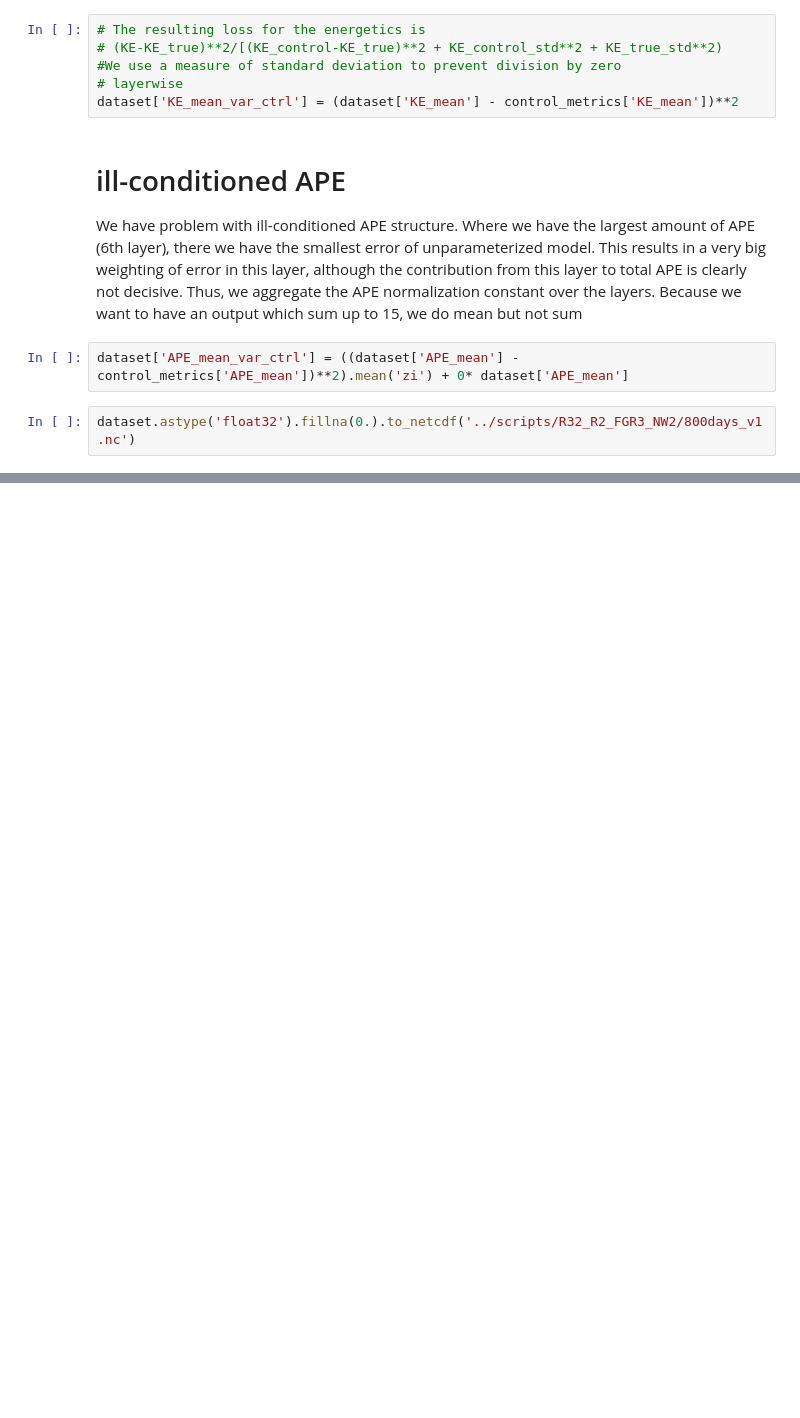
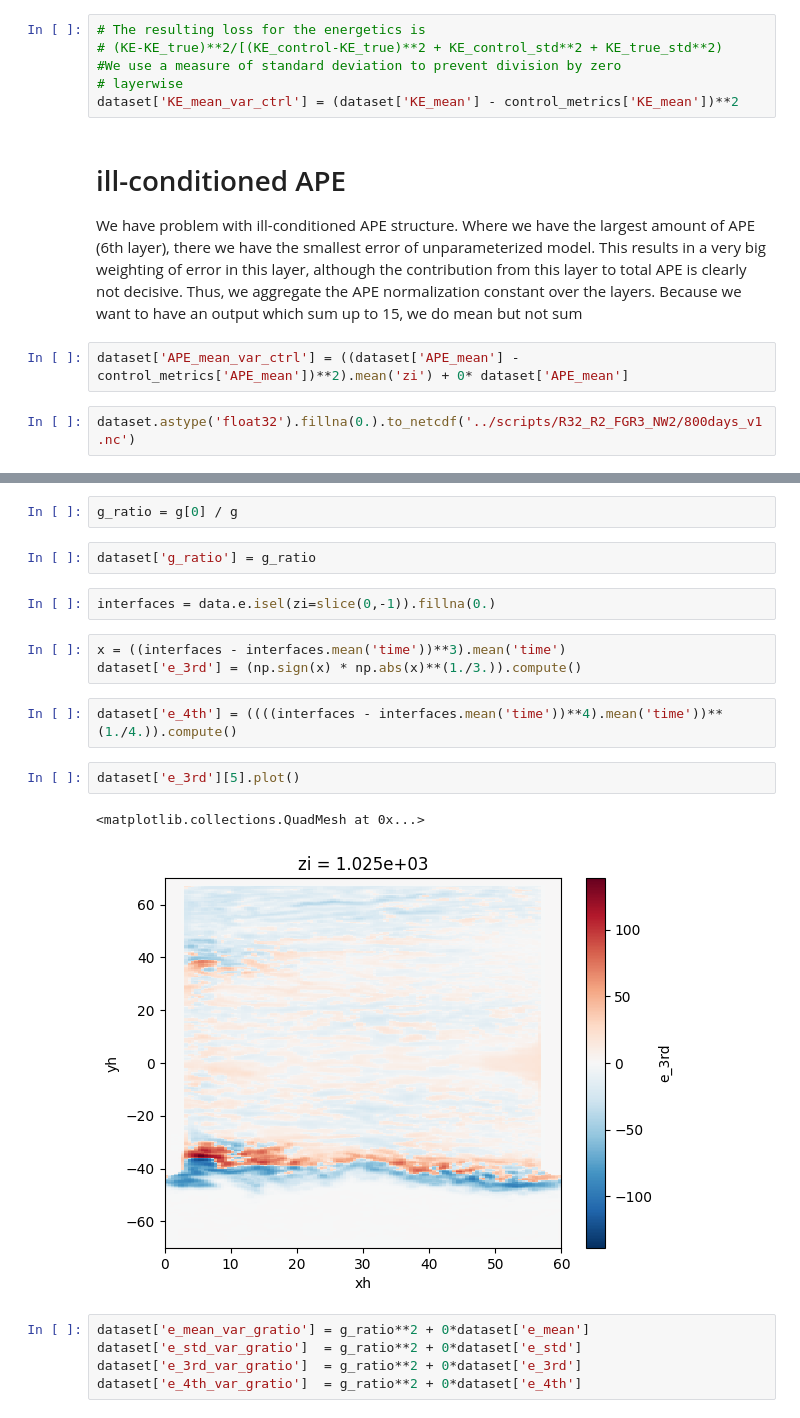
Before and after one commit to m2lines/calibration-MOM6, a Jupyter notebook: notebooks/dataset-NW2.ipynb, the cells around one changed output, grey strips where cells are left out. Cells and saved outputs as stored; diff of their text form; blank space fills up the shorter version.

```diff
--- a/notebooks/dataset-NW2.ipynb
+++ b/notebooks/dataset-NW2.ipynb
@@ -224,0 +241,21 @@ dataset.astype('float32').fillna(0.).to_netcdf('../scripts/R32_R2_FGR3_NW2/800da
+# %%
+g_ratio = g[0] / g
+# %%
+dataset['g_ratio'] = g_ratio
+# %%
+interfaces = data.e.isel(zi=slice(0,-1)).fillna(0.)
+# %%
+x = ((interfaces - interfaces.mean('time'))**3).mean('time')
+dataset['e_3rd'] = (np.sign(x) * np.abs(x)**(1./3.)).compute()
+# %%
+dataset['e_4th'] = ((((interfaces - interfaces.mean('time'))**4).mean('time'))**(1./4.)).compute()
+# %%
+dataset['e_3rd'][5].plot()
+# %% [output]
+<matplotlib.collections.QuadMesh at 0x...>
+[figure, added]
+# %%
+dataset['e_mean_var_gratio'] = g_ratio**2 + 0*dataset['e_mean']
+dataset['e_std_var_gratio']  = g_ratio**2 + 0*dataset['e_std']
+dataset['e_3rd_var_gratio']  = g_ratio**2 + 0*dataset['e_3rd']
+dataset['e_4th_var_gratio']  = g_ratio**2 + 0*dataset['e_4th']
```
Also changed, not shown: parts of 53 cells of this notebook, 8 other files.
